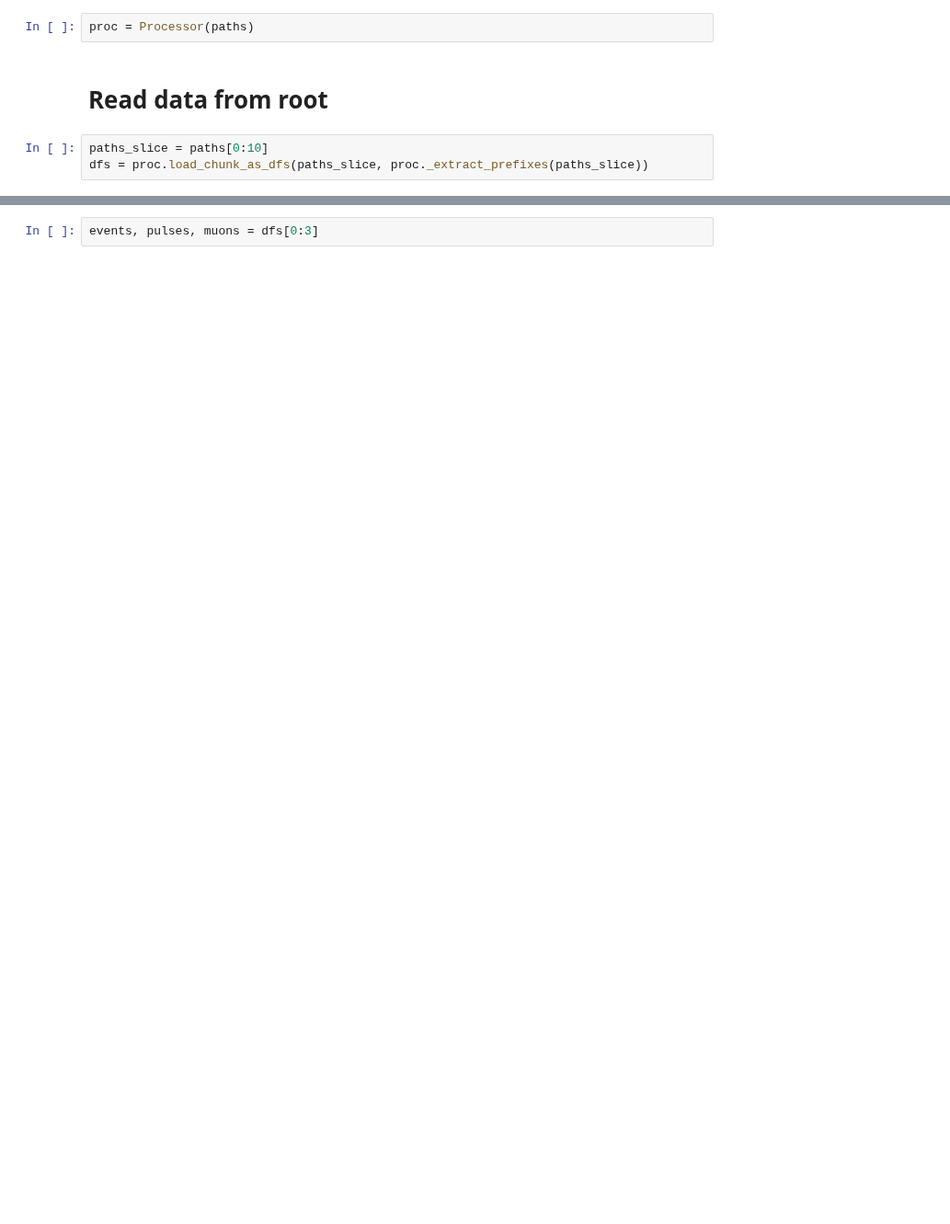
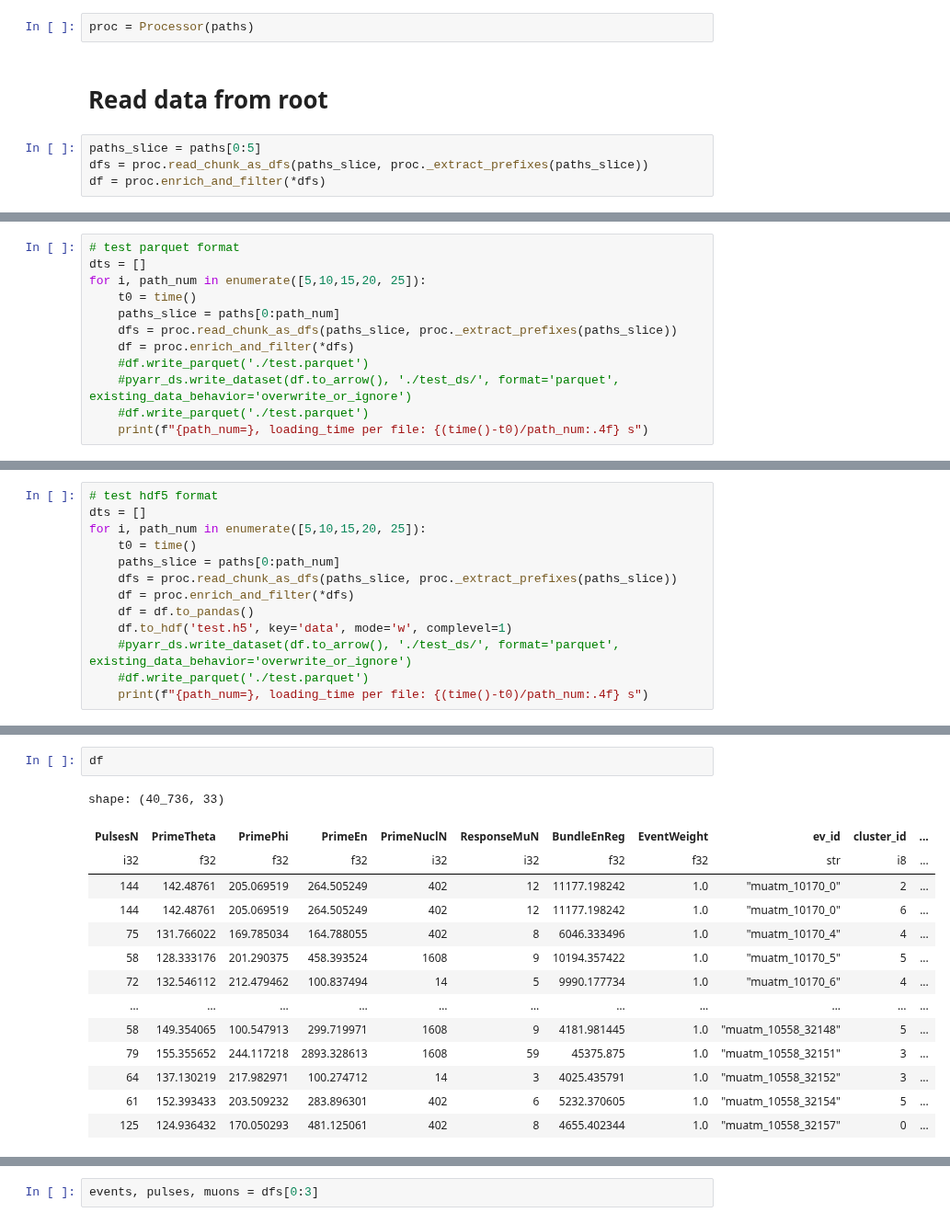
Before and after one commit to ml-inr/Baikal-ML, a Jupyter notebook: ipynb_tests/test_data_processor.ipynb, the cells around one changed output, grey strips where cells are left out. Shown at 92% size. Drawn from its saved outputs; the diff is of its cells as text; blank space fills up the shorter version.

Commit message:
pandas --> polars. Improved performance

```diff
--- a/ipynb_tests/test_data_processor.ipynb
+++ b/ipynb_tests/test_data_processor.ipynb
@@ -35,5 +34,6 @@ proc = Processor(paths)
 # %% [markdown]
 # Read data from root
 # %%
-paths_slice = paths[0:10]
-dfs = proc.load_chunk_as_dfs(paths_slice, proc._extract_prefixes(paths_slice))
+paths_slice = paths[0:5]
+dfs = proc.read_chunk_as_dfs(paths_slice, proc._extract_prefixes(paths_slice))
+df = proc.enrich_and_filter(*dfs)
@@ -44,0 +40,12 @@ numpy.int16
+# %%
+# test parquet format
+dts = []
+for i, path_num in enumerate([5,10,15,20, 25]):
+    t0 = time()
+    paths_slice = paths[0:path_num]
+    dfs = proc.read_chunk_as_dfs(paths_slice, proc._extract_prefixes(paths_slice))
+    df = proc.enrich_and_filter(*dfs)
+    #df.write_parquet('./test.parquet')
+    #pyarr_ds.write_dataset(df.to_arrow(), './test_ds/', format='parquet', existing_data_behavior='overwrite_or_ignore')
+    #df.write_parquet('./test.parquet')
+    print(f"{path_num=}, loading_time per file: {(time()-t0)/path_num:.4f} s")
@@ -44,0 +58,13 @@ numpy.int16
+# %%
+# test hdf5 format
+dts = []
+for i, path_num in enumerate([5,10,15,20, 25]):
+    t0 = time()
+    paths_slice = paths[0:path_num]
+    dfs = proc.read_chunk_as_dfs(paths_slice, proc._extract_prefixes(paths_slice))
+    df = proc.enrich_and_filter(*dfs)
+    df = df.to_pandas()
+    df.to_hdf('test.h5', key='data', mode='w', complevel=1)
+    #pyarr_ds.write_dataset(df.to_arrow(), './test_ds/', format='parquet', existing_data_behavior='overwrite_or_ignore')
+    #df.write_parquet('./test.parquet')
+    print(f"{path_num=}, loading_time per file: {(time()-t0)/path_num:.4f} s")
@@ -44,0 +85,17 @@ numpy.int16
+# %%
+df
+# %% [output]
+shape: (40_736, 33)
+| PulsesN | PrimeTheta | PrimePhi | PrimeEn | PrimeNuclN | ResponseMuN | BundleEnReg | EventWeight | ev_id | cluster_id | ... |
+| i32 | f32 | f32 | f32 | i32 | i32 | f32 | f32 | str | i8 | ... |
+| 144 | 142.48761 | 205.069519 | 264.505249 | 402 | 12 | 11177.198242 | 1.0 | "muatm_10170_0" | 2 | ... |
+| 144 | 142.48761 | 205.069519 | 264.505249 | 402 | 12 | 11177.198242 | 1.0 | "muatm_10170_0" | 6 | ... |
+| 75 | 131.766022 | 169.785034 | 164.788055 | 402 | 8 | 6046.333496 | 1.0 | "muatm_10170_4" | 4 | ... |
+| 58 | 128.333176 | 201.290375 | 458.393524 | 1608 | 9 | 10194.357422 | 1.0 | "muatm_10170_5" | 5 | ... |
+| 72 | 132.546112 | 212.479462 | 100.837494 | 14 | 5 | 9990.177734 | 1.0 | "muatm_10170_6" | 4 | ... |
+| … | … | … | … | … | … | … | … | … | … | ... |
+| 58 | 149.354065 | 100.547913 | 299.719971 | 1608 | 9 | 4181.981445 | 1.0 | "muatm_10558_32148" | 5 | ... |
+| 79 | 155.355652 | 244.117218 | 2893.328613 | 1608 | 59 | 45375.875 | 1.0 | "muatm_10558_32151" | 3 | ... |
+| 64 | 137.130219 | 217.982971 | 100.274712 | 14 | 3 | 4025.435791 | 1.0 | "muatm_10558_32152" | 3 | ... |
+| 61 | 152.393433 | 203.509232 | 283.896301 | 402 | 6 | 5232.370605 | 1.0 | "muatm_10558_32154" | 5 | ... |
+| 125 | 124.936432 | 170.050293 | 481.125061 | 402 | 8 | 4655.402344 | 1.0 | "muatm_10558_32157" | 0 | ... |
```
Also changed, not shown: parts of 41 cells of this notebook, 6 other files.
